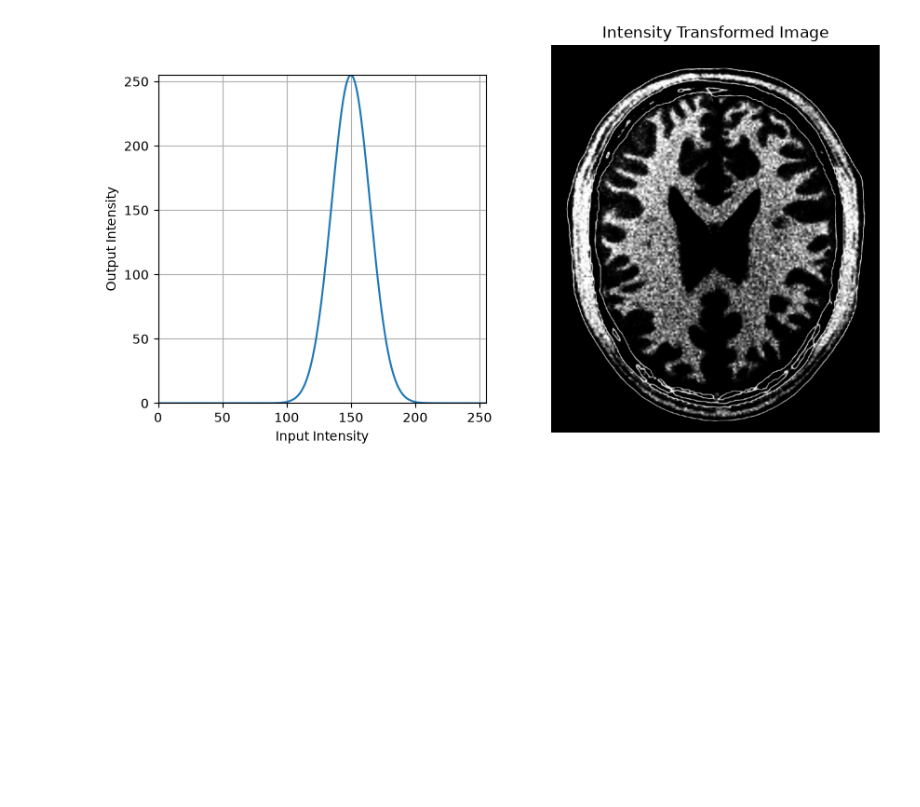
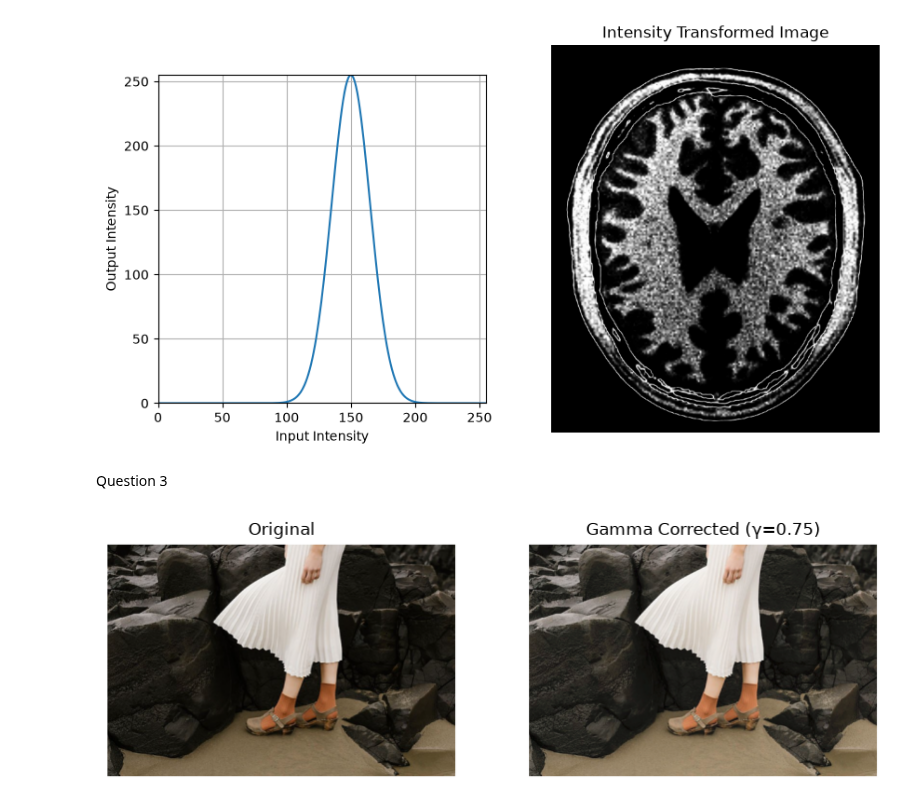
Before and after one commit to chabi1773/CV_Assignment, a Jupyter notebook: Assignment_01.ipynb, the cells around one changed output. Saved outputs shown, nothing was run; the diff lists cells and outputs as text; code cells hidden in the pictures; blank space fills up the shorter version.

```diff
--- a/Assignment_01.ipynb
+++ b/Assignment_01.ipynb
@@ -95,3 +95,28 @@ ax[1].axis('off')
 plt.show()
 # %% [output]
 [figure]
+# %% [markdown]
+Question 3
+# %%
+im = cv.imread("gamma.png")
+im_original = cv.cvtColor(im, cv.COLOR_BGR2RGB)
+im_test = cv.cvtColor(im, cv.COLOR_BGR2LAB)
+assert im is not None
+# %%
+L,a,b = cv.split(im_test)
+gamma = 0.75
+t = np.array([(i/255.0)**(gamma)*255 for i in np.arange(0, 256)]).astype('uint8')
+L_mod = cv.LUT(L, t)
+im_merged = cv.merge([L_mod,a,b])
+im_mod = cv.cvtColor(im_merged, cv.COLOR_LAB2RGB)
+# %%
+fig, axs = plt.subplots(1, 2, figsize=(10, 12))
+axs[0].imshow(im_original)
+axs[0].set_title('Original')
+axs[0].axis('off')
+axs[1].imshow(im_mod)
+axs[1].set_title(f'Gamma Corrected (γ={gamma})')
+axs[1].axis('off')
+plt.show()
+# %% [output]
+[figure, added]
```
Also changed, not shown: parts of 7 cells of this notebook.
